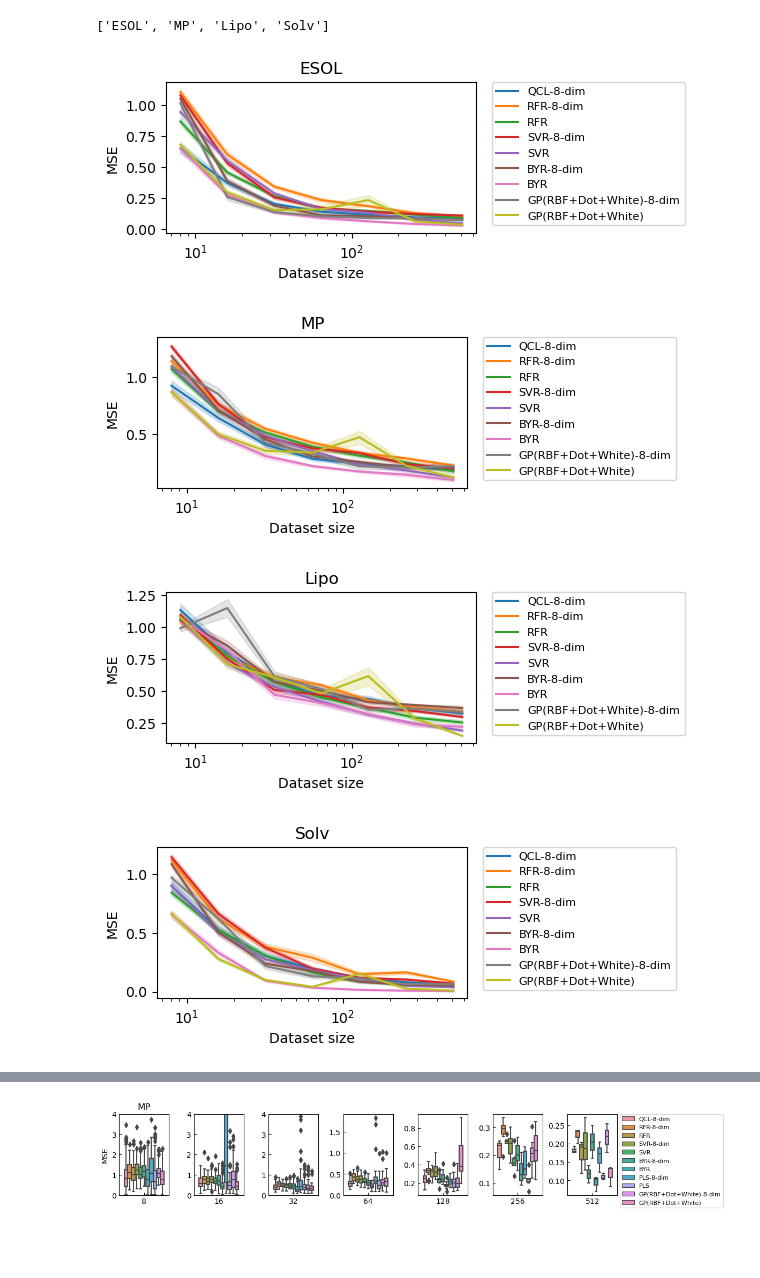
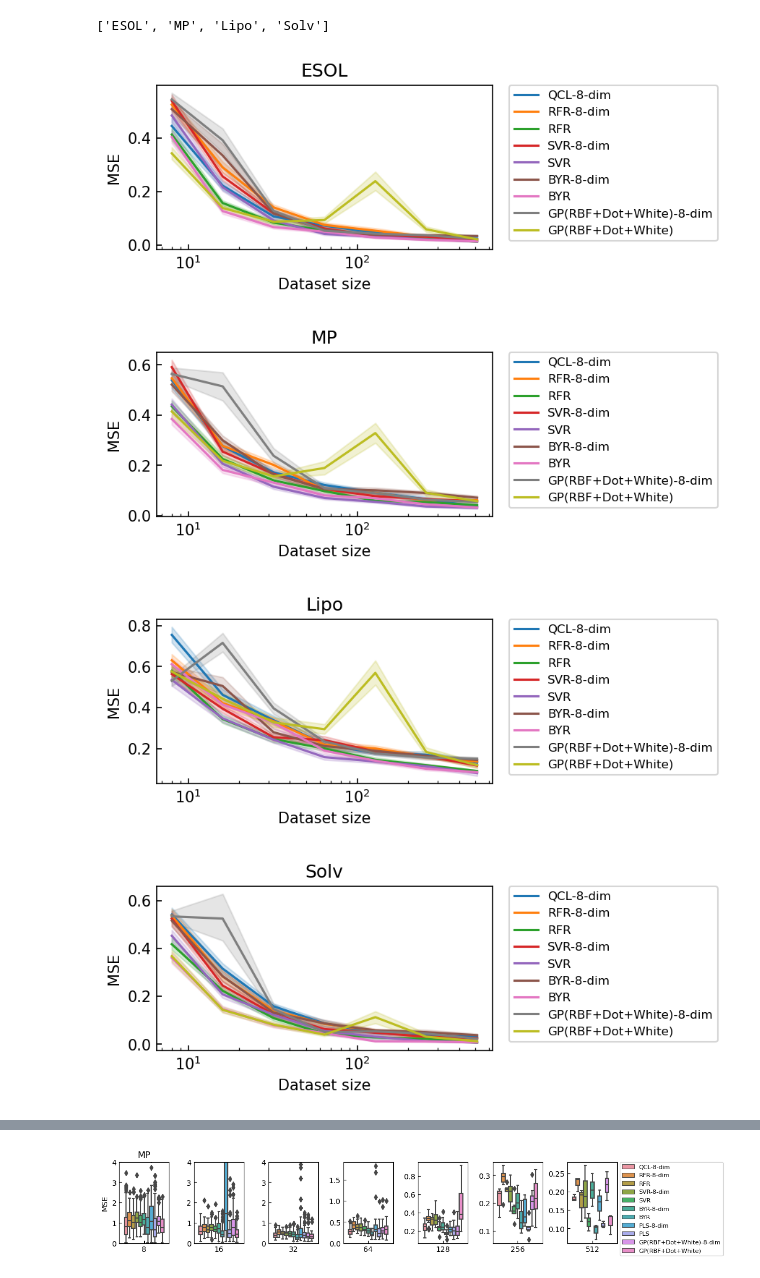
Before and after one commit to KanHatakeyama/qcl, a Jupyter notebook: regressions/Chem_anal.ipynb, the cells around one changed output, grey strips where cells are left out. Cells and saved outputs as stored; diff of their text form; code cells hidden in the pictures; blank space fills up the shorter version.

```diff
--- a/regressions/Chem_anal.ipynb
+++ b/regressions/Chem_anal.ipynb
@@ -5,13 +5,15 @@ import json
 import pandas as pd
 import matplotlib.pyplot as plt
 import seaborn as sns
+plt.rcParams['xtick.direction'] = 'in'
+plt.rcParams['ytick.direction'] = 'in'
 # %%
 #extra
 path_list=["res/8.json","res/8_pls.json","res/extra_8dim_gp2022-07-14 10:57:51.json"] # xdim=8, qubit=8, depth=3, extra
 
 #inner
-#path_list=["res/8dim_inner.json","res/inner_8dim_pls2022-05-19 09 25 02.json",
-#"res/inner_8dim_gp2022-07-13 11:33:20.json"]
+path_list=["res/8dim_inner.json","res/inner_8dim_pls2022-05-19 09 25 02.json",
+"res/inner_8dim_gp2022-07-13 11:33:20.json"]
 
 #inner 4d
 #path_list=["res/inner_4d.json","res/inner_4dim_pls2022-05-19 09 25 26.json",
@@ -52,27 +54,27 @@ db_list
 # %%
 
 for i in range(2):
     for db_name in db_list:
 
         sel_df=res_df[res_df["Database"]==db_name]
         sel_df=sel_df[sel_df["Model"].str.find("PLS")==-1]
 
         if i==1:
             sel_df=sel_df[sel_df["Model"].str.find("dim")>0]
 
-        fig = plt.figure(figsize=(4,2),dpi=100)
+        fig = plt.figure(figsize=(4,2),dpi=150)
         sns.lineplot(data=sel_df,x="Records",y="Test",hue="Model",ci=68)
         plt.title(db_name)
 
         #plt.yscale('log')
         plt.xscale('log')
         plt.ylabel("MSE")
         plt.xlabel("Dataset size")
 
 
         plt.legend(bbox_to_anchor=(1.05, 1), loc='upper left', borderaxespad=0, fontsize=8)
 # %% [output]
-[figure, old version]
+[figure, new version]
-[figure, old version]
+[figure, new version]
-[figure, old version]
+[figure, new version]
-[figure, old version]
+[figure, new version]
```
Also changed, not shown: parts of 2 cells of this notebook, 2 other files.
